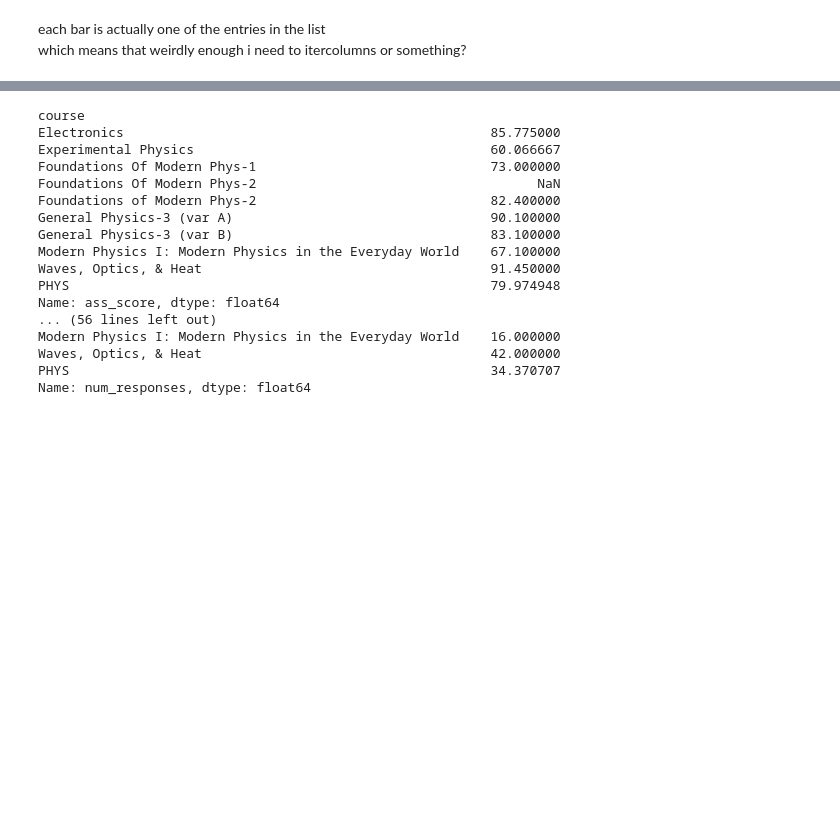
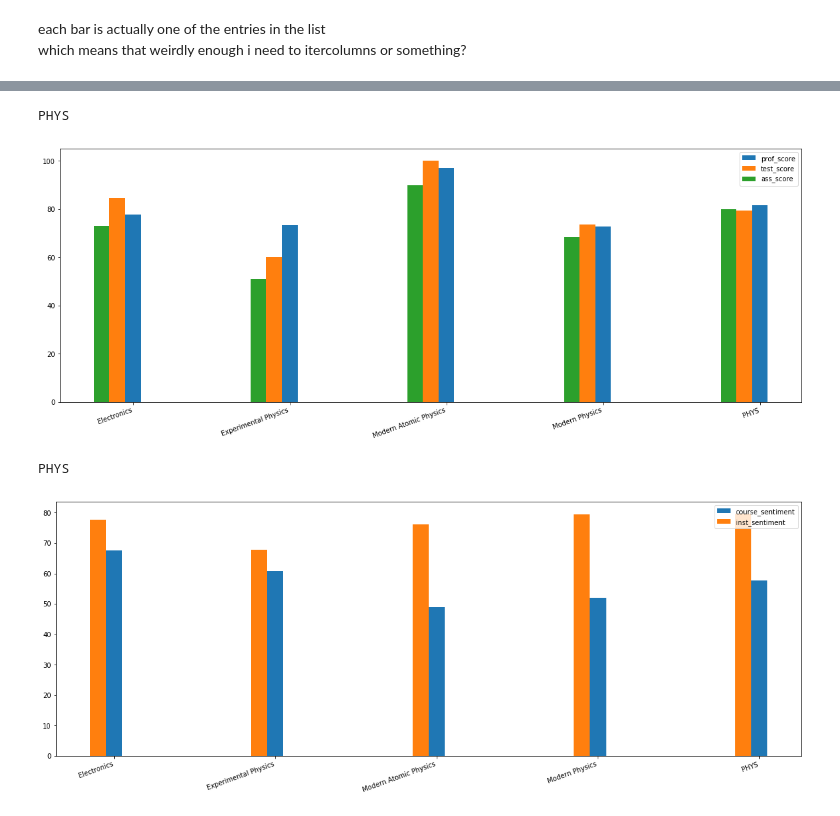
Before and after one commit to mayashaked/evaluatethis, a Jupyter notebook: django_code/score graphs.ipynb, the cells around one changed output, grey strips where cells are left out. Drawn from its saved outputs; the diff is of its cells as text; code cells hidden in the pictures; blank space fills up the shorter version.

Commit message:
prof graphs are a go

```diff
--- a/django_code/score graphs.ipynb
+++ b/django_code/score graphs.ipynb
@@ -14,5 +7,0 @@ bruh.dropna(axis = (1), how = "all", inplace = True)
-# %%
-columns = list(bruh.columns)
-# %%
-columns_not_to_graph = ['course_id', 'low_time', 'avg_time', 'high_time', 'fn', 'ln', 'year']
-graph_columns = list(set(columns).difference(columns_not_to_graph))
@@ -41,22 +51,16 @@ len(b1)
 # %%
 def prof_score_graph(args_from_ui):
-    prof_df, dept_df, dept = courses.find_courses(args_from_ui)
-    small_df, year = get_small_df(prof_df, "prof")
-    small_df.dropna(axis = (1), how = "all", inplace = True)
-    columns_not_to_graph = ['course_id', 'low_time', 'avg_time', 'high_time', 'fn', 'ln', 'year']
-    columns = list(small_df.columns)
-    graph_columns = list(set(columns).difference(columns_not_to_graph))
-    small_df = small_df[graph_columns]
+    continuous_df = prof_df_maker(args_from_ui, "score")
+    graph_from_df(continuous_df)
 
-    #first get the average of scores
-    continuous_df = small_df.groupby(['course']).mean()
-    compare_to_dept_columns = list(continuous_df.columns)
-    dept_df = dept_df[compare_to_dept_columns].mean()
-    dept_df.rename(index = dept, inplace = True)
-    continuous_df = continuous_df.append(dept_df)
+def prof_sentiment_graph(args_from_ui):
+    continuous_df = prof_df_maker(args_from_ui, "sentiment")
+    graph_from_df(continuous_df)
+
+def graph_from_df(continuous_df):
     n = continuous_df.shape[0]
     ind = np.arange(n)
-    width = 0.05
+    width = 0.1
     offset = 0
     plt.figure(figsize = (20, 7))
     bars = []
@@ -66,10 +70,8 @@ def prof_score_graph(args_from_ui):
         bars.append(bar)
     xnames = list(continuous_df.axes[0])
     plt.xticks(ind, xnames, rotation = 20, fontsize = 10, ha = 'right')
-    plt.legend(bars, compare_to_dept_columns)
+    plt.legend(bars, continuous_df.axes[1])
     plt.show()
-
-    return plt, bars
 
 
 def get_small_df(dataframe, prof_or_course):
@@ -103,21 +93,0 @@ AttributeError: 'Rectangle' object has no attribute 'legend'
-# %%
-for column in lol:
-    print(lol[column])
-# %% [output]
-course
-Electronics                                               85.775000
-Experimental Physics                                      60.066667
-Foundations Of Modern Phys-1                              73.000000
-Foundations Of Modern Phys-2                                    NaN
-Foundations of Modern Phys-2                              82.400000
-General Physics-3 (var A)                                 90.100000
-General Physics-3 (var B)                                 83.100000
-Modern Physics I: Modern Physics in the Everyday World    67.100000
-Waves, Optics, & Heat                                     91.450000
-PHYS                                                      79.974948
-Name: ass_score, dtype: float64
-... (56 lines left out)
-Modern Physics I: Modern Physics in the Everyday World    16.000000
-Waves, Optics, & Heat                                     42.000000
-PHYS                                                      34.370707
-Name: num_responses, dtype: float64
@@ -129,0 +94,11 @@ lol.axes[0]
+# %%
+def more_prof_graphs(args_from_ui):
+    prof_score_graph(args_from_ui)
+    prof_sentiment_graph(args_from_ui)
+# %%
+more_prof_graphs(args)
+# %% [output]
+PHYS
+[figure, added]
+PHYS
+[figure, added]
```
Also changed, not shown: parts of 15 cells of this notebook.
